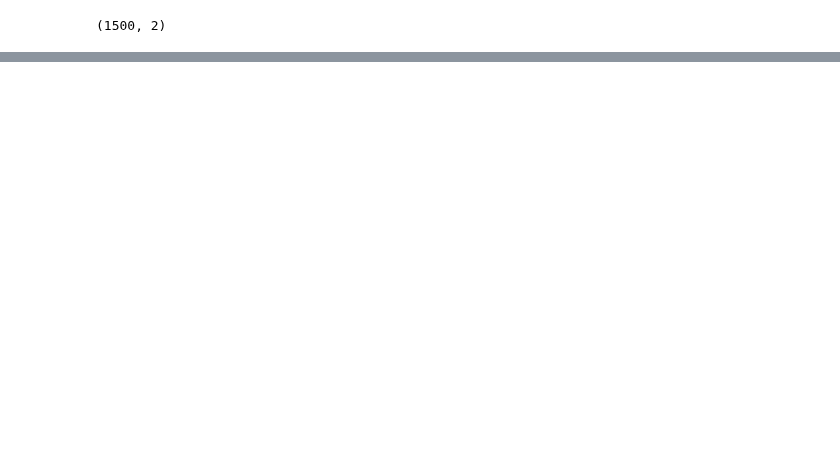
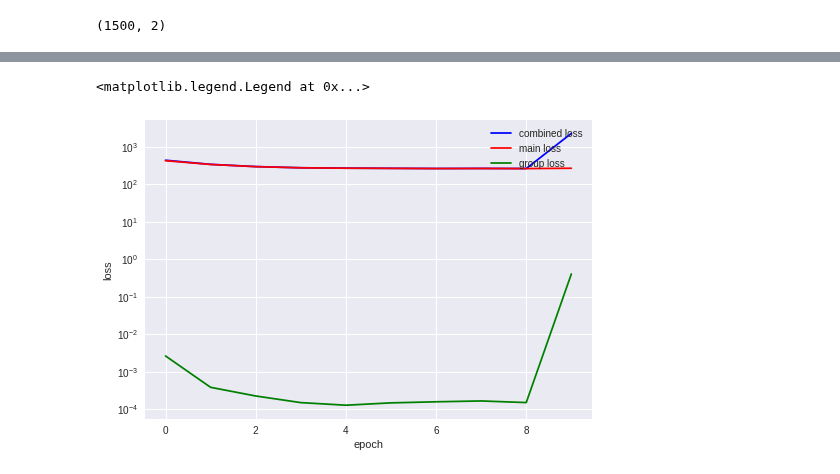
Before and after one commit to subodhchhabra/ai, a Jupyter notebook: notebooks/2019_tf/autoencoders_tabular.ipynb, the cells around one changed output, grey strips where cells are left out. Drawn from its saved outputs; the diff is of its cells as text; code cells hidden in the pictures; blank space fills up the shorter version.

```diff
--- a/notebooks/2019_tf/autoencoders_tabular.ipynb
+++ b/notebooks/2019_tf/autoencoders_tabular.ipynb
@@ -596,0 +704,13 @@ quite obviously we ware emphasizing the group loss way too much
+# %%
+plt.ylabel('loss')
+plt.xlabel('epoch')
+plt.yscale('log')
+
+plt.plot(history.history['loss'], 'b')
+plt.plot(history.history['main_output_loss'], 'r')
+plt.plot(history.history['group_output_loss'], 'g')
+
+plt.legend(['combined loss', 'main loss', 'group loss'], loc='upper right')
+# %% [output]
+<matplotlib.legend.Legend at 0x...>
+[figure, added]
```
Also changed, not shown: parts of 53 cells of this notebook.
